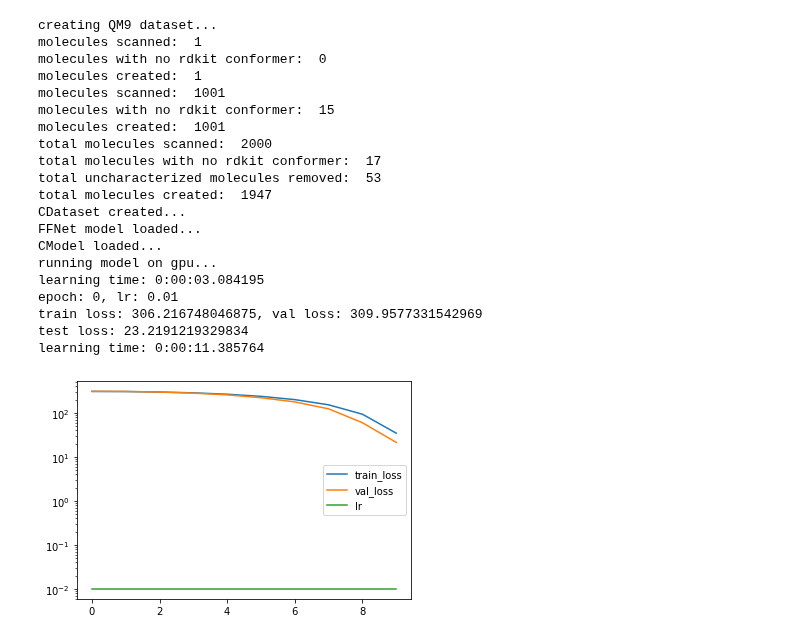
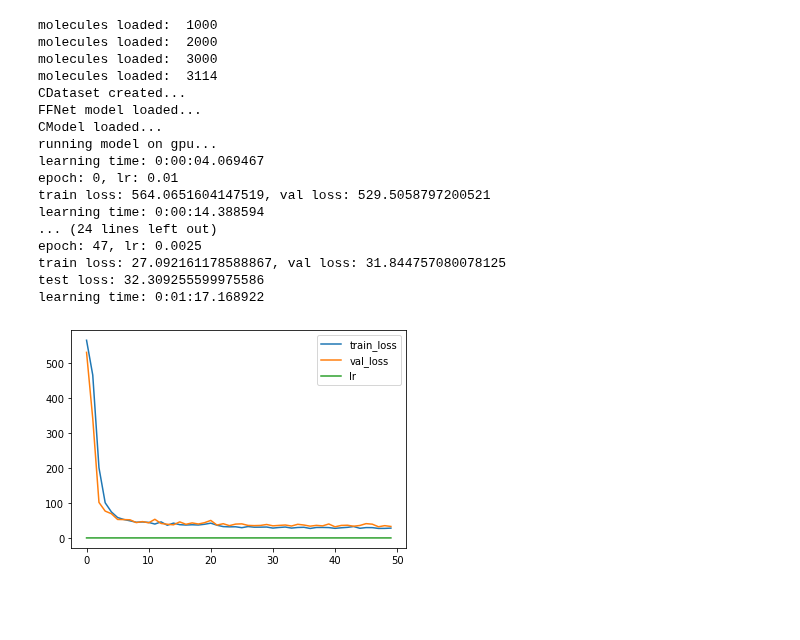
Before and after one commit to icanswim/qchem, a Jupyter notebook: experiment.ipynb, the cells around one changed output. Cells and saved outputs as stored; diff of their text form; code cells hidden in the pictures; blank space fills up the shorter version.

```diff
--- a/experiment.ipynb
+++ b/experiment.ipynb
@@ -233,68 +297,50 @@ learning time: 0:00:42.869138
 # %%
-## Example using the QM9 dataset
-model_params = {'D_in': 11+29+29*29+29+29+29+29+29+16*29+16*29,
-                'H': 4096,
+## Example using ANI1x dataset with filter and embeddings with a custom model
+model_params = {'D_in': 63*63+63,
+                'H': 8192,
                 'D_out': 1,
-                'model_name': 'funnel',
-                'embed_params': [('hybridization',9,16,0,True),('chirality',9,16,0,True)]
+                'model_name': 'funnel'
                }
 
-ds_params = {'train_params': {'n': 2000,
-                              'db': 'both',
-                              'n_conformers': 1,
-                              'features': ['A','B','C','mu','alpha','homo',
-                                           'lumo','gap','r2','zpve','Cv',
-                                           'mulliken','coulomb',
-                                           'aromatic','degree','charge','n_hs','n_rads',
-                                          ],
-                              'embeds': ['hybridization','chirality'],
-                              'targets': ['U0'],
-                              'pad': 29,
-                              'do_not_pad': ['U0','n_atoms','A','B','C','mu',
-                                             'alpha','homo','lumo','gap','r2','zpve','Cv'],
-                              #'filter_on': ('n_atoms','>','18'),
-                              'use_pickle': False,
-                              'flatten': True}}
+ds_params = {'train_params': {'features': ['distance','atomic_numbers'],
+                              'targets': ['wb97x_dz.energy'],
+                              'pad_feats': ['distance','atomic_numbers'],
+                              'pad': 63, #length of the longest molecule in the dataset
+                              'flatten': True,
+                              'criterion': ['wb97x_dz.energy'],
+                              'conformation': 'max',
+                              'in_file': './data/ani1x/ani1x-release.h5'}}
 
-metrics_params = {'report_interval': 10,
-                  'log_plot': True}
+metrics_params = {'report_interval': 20}
 
 crit_params = {'reduction': 'sum'}
-
 sample_params = {'set_seed': 88,
                  'splits': (.7,.15)}
-
 sched_params = {'factor': .5,
                 'patience': 5,
-                'cooldown': 2}
-
+                'cooldown': 5}
 opt_params = {'lr': 0.01}
 
-l = Learn([QM9], FFNet, Selector,
-          Optimizer=Adam, Scheduler=ReduceLROnPlateau, Criterion=L1Loss,
+l = Learn([ANI1x], FFNet, Selector, Optimizer=Adam, Scheduler=ReduceLROnPlateau, Criterion=L1Loss,
           model_params=model_params, ds_params=ds_params, sample_params=sample_params,
           opt_params=opt_params, sched_params=sched_params, crit_params=crit_params,
-          metrics_params=metrics_params,
-          batch_size=256, epochs=10, gpu=True)
+          batch_size=128, epochs=10)
 # %% [output]
-creating QM9 dataset...
-molecules scanned:  1
-molecules with no rdkit conformer:  0
-molecules created:  1
-molecules scanned:  1001
-molecules with no rdkit conformer:  15
-molecules created:  1001
-total molecules scanned:  2000
-total molecules with no rdkit conformer:  17
-total uncharacterized molecules removed:  53
-total molecules created:  1947
+molecules loaded:  1000
+molecules loaded:  2000
+molecules loaded:  3000
+molecules loaded:  3114
 CDataset created...
 FFNet model loaded...
 CModel loaded...
 running model on gpu...
-learning time: 0:00:03.084195
+learning time: 0:00:04.069467
 epoch: 0, lr: 0.01
-train loss: 306.216748046875, val loss: 309.9577331542969
-test loss: 23.2191219329834
-learning time: 0:00:11.385764
+train loss: 564.0651604147519, val loss: 529.5058797200521
+learning time: 0:00:14.388594
+... (24 lines left out)
+epoch: 47, lr: 0.0025
+train loss: 27.092161178588867, val loss: 31.844757080078125
+test loss: 32.309255599975586
+learning time: 0:01:17.168922
-[figure, old version]
+[figure, new version]
```
Also changed, not shown: parts of 9 cells of this notebook, 1 other file.
